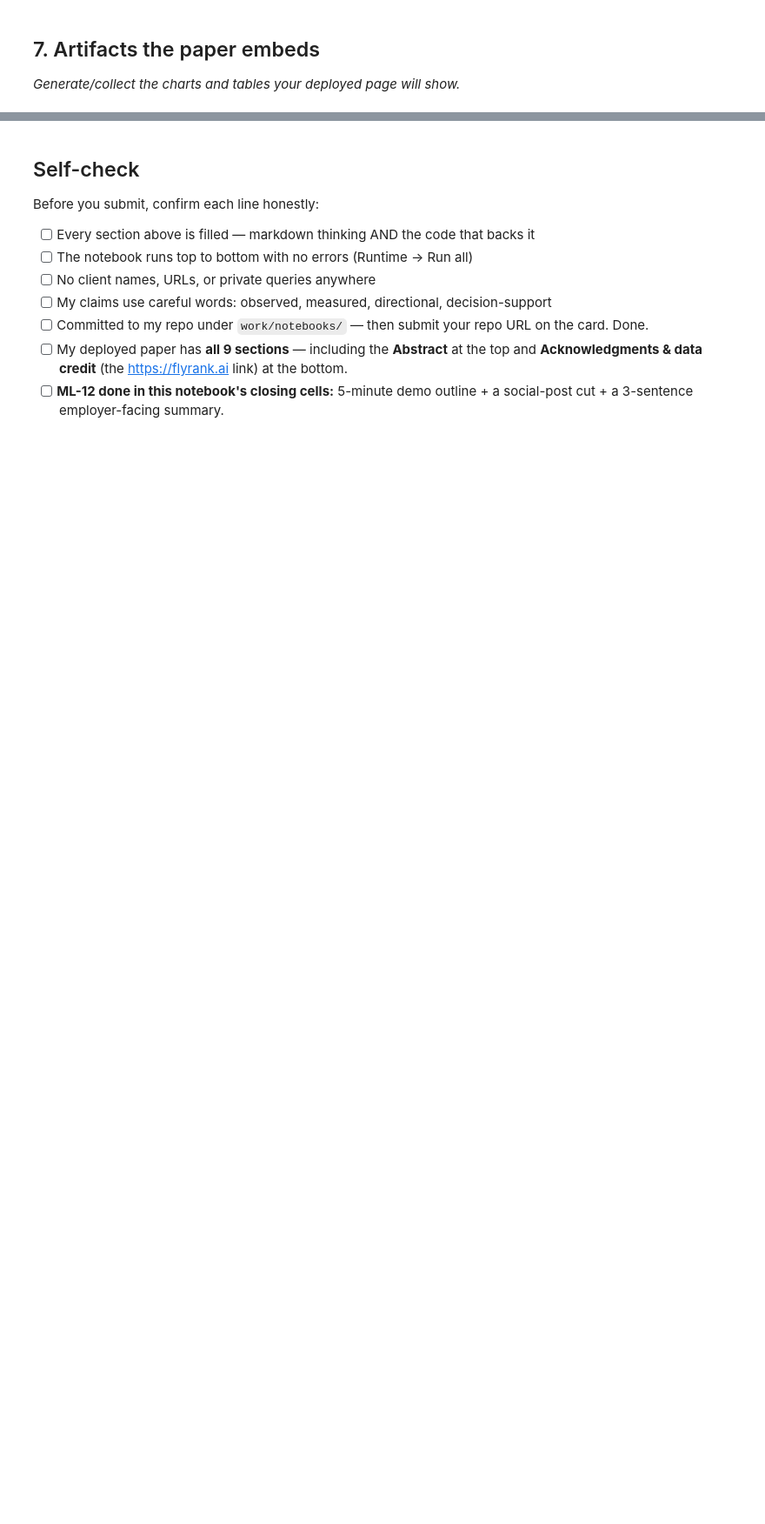
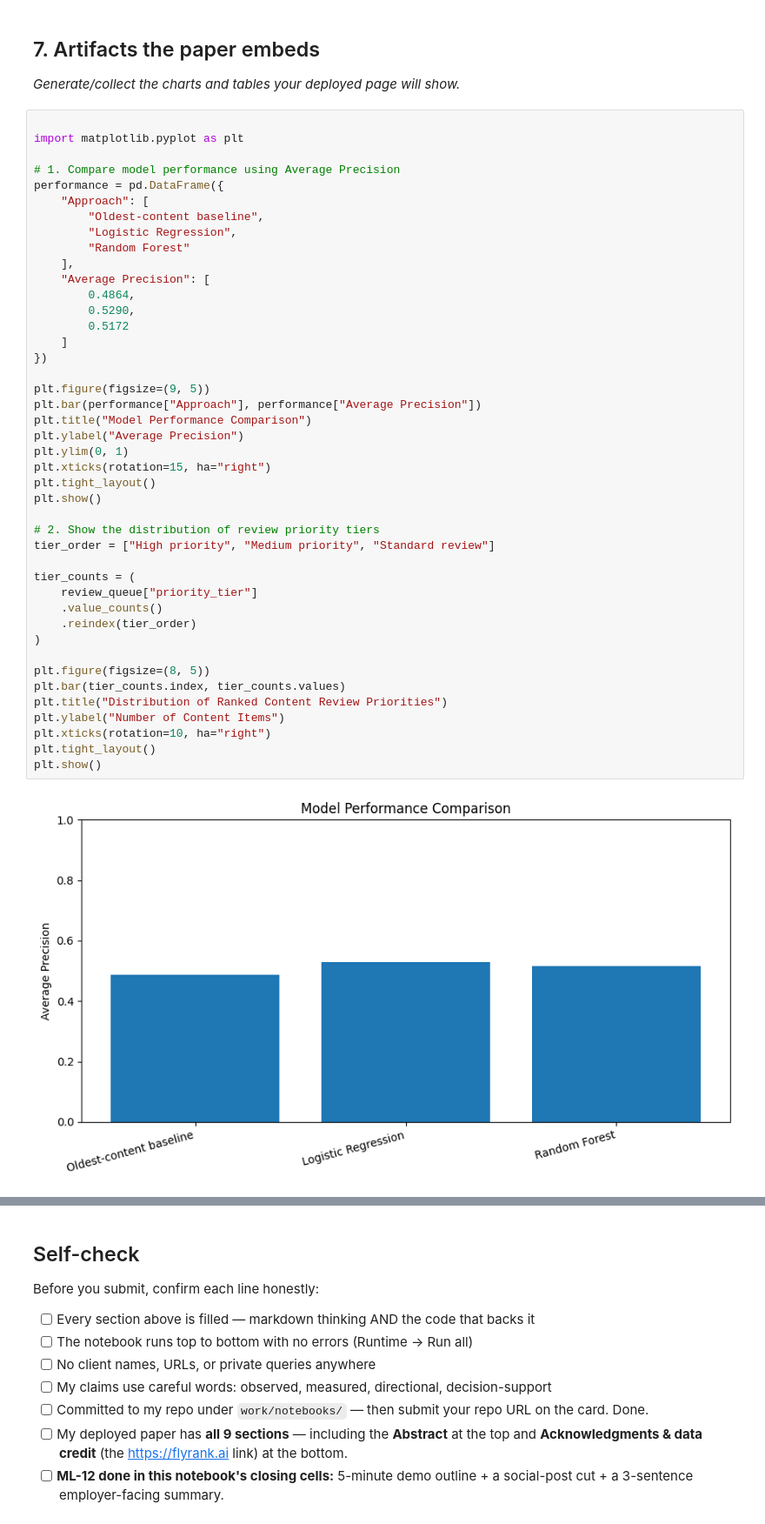
Before and after one commit to genius1oak/ConvexML, a Jupyter notebook: work/notebooks/capstone.ipynb, the cells around one changed output, grey strips where cells are left out. Shown at 87% size. Drawn from its saved outputs; the diff is of its cells as text; blank space fills up the shorter version.

```diff
--- a/work/notebooks/capstone.ipynb
+++ b/work/notebooks/capstone.ipynb
@@ -34,3 +1036,48 @@ This skeleton is yours to fill. Work the sections **in order** — each one has
 ## 7. Artifacts the paper embeds
 
 *Generate/collect the charts and tables your deployed page will show.*
+# %%
+
+import matplotlib.pyplot as plt
+
+# 1. Compare model performance using Average Precision
+performance = pd.DataFrame({
+    "Approach": [
+        "Oldest-content baseline",
+        "Logistic Regression",
+        "Random Forest"
+    ],
+    "Average Precision": [
+        0.4864,
+        0.5290,
+        0.5172
+    ]
+})
+
+plt.figure(figsize=(9, 5))
+plt.bar(performance["Approach"], performance["Average Precision"])
+plt.title("Model Performance Comparison")
+plt.ylabel("Average Precision")
+plt.ylim(0, 1)
+plt.xticks(rotation=15, ha="right")
+plt.tight_layout()
+plt.show()
+
+# 2. Show the distribution of review priority tiers
+tier_order = ["High priority", "Medium priority", "Standard review"]
+
+tier_counts = (
+    review_queue["priority_tier"]
+    .value_counts()
+    .reindex(tier_order)
+)
+
+plt.figure(figsize=(8, 5))
+plt.bar(tier_counts.index, tier_counts.values)
+plt.title("Distribution of Ranked Content Review Priorities")
+plt.ylabel("Number of Content Items")
+plt.xticks(rotation=10, ha="right")
+plt.tight_layout()
+plt.show()
+# %% [output]
+[figure, added]
```
Also changed, not shown: parts of 24 cells of this notebook.
